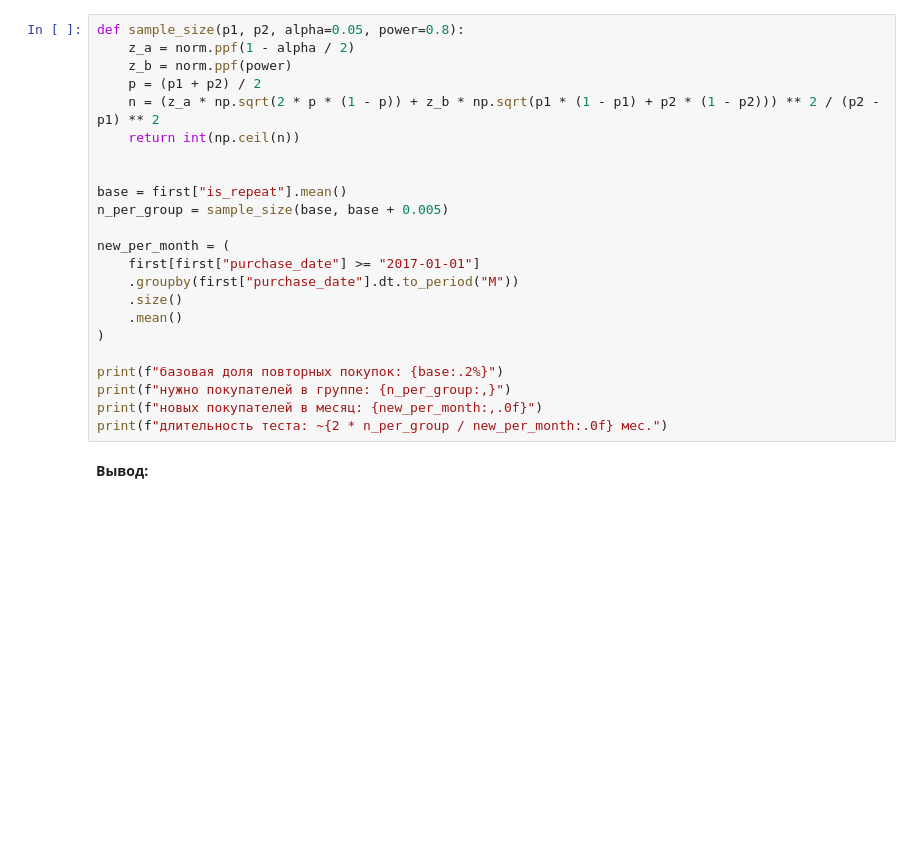
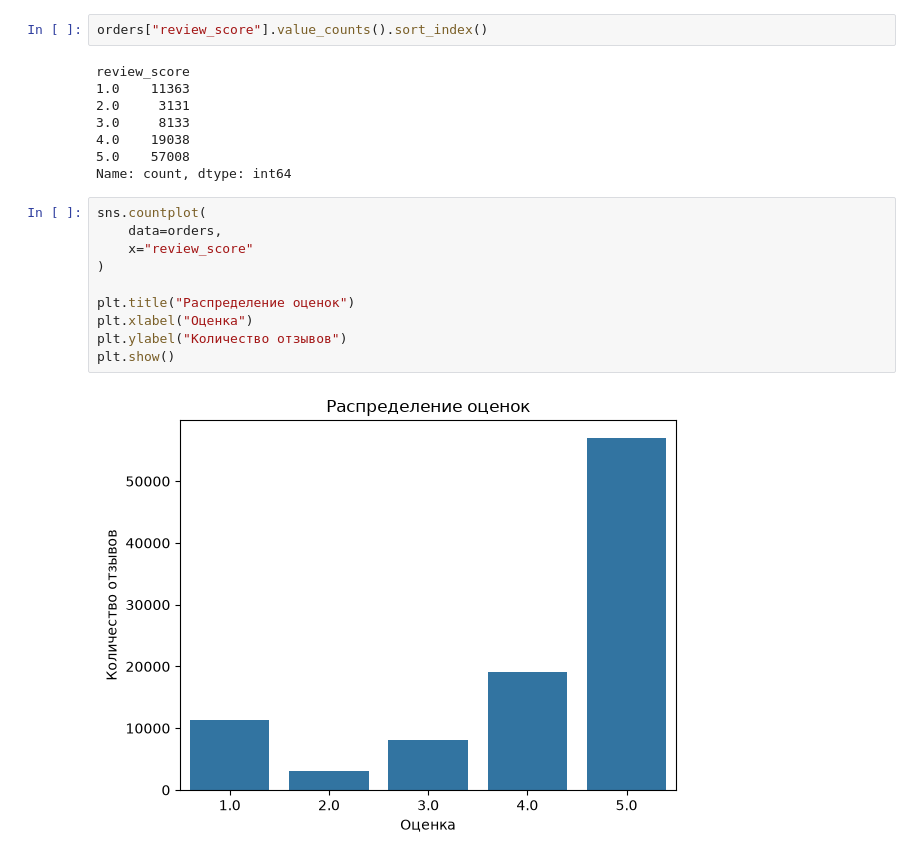
Before and after one commit to hannettochi/data-warehouse-olist, a Jupyter notebook: notebooks/olist_analysis.ipynb, the cells around one changed output. Cells and saved outputs as stored; diff of their text form; blank space fills up the shorter version.

```diff
--- a/notebooks/olist_analysis.ipynb
+++ b/notebooks/olist_analysis.ipynb
@@ -131,25 +193,22 @@ plt.show()
 # %%
-def sample_size(p1, p2, alpha=0.05, power=0.8):
-    z_a = norm.ppf(1 - alpha / 2)
-    z_b = norm.ppf(power)
-    p = (p1 + p2) / 2
-    n = (z_a * np.sqrt(2 * p * (1 - p)) + z_b * np.sqrt(p1 * (1 - p1) + p2 * (1 - p2))) ** 2 / (p2 - p1) ** 2
-    return int(np.ceil(n))
-
-
-base = first["is_repeat"].mean()
-n_per_group = sample_size(base, base + 0.005)
-
-new_per_month = (
-    first[first["purchase_date"] >= "2017-01-01"]
-    .groupby(first["purchase_date"].dt.to_period("M"))
-    .size()
-    .mean()
-)
-
-print(f"базовая доля повторных покупок: {base:.2%}")
-print(f"нужно покупателей в группе: {n_per_group:,}")
-print(f"новых покупателей в месяц: {new_per_month:,.0f}")
-print(f"длительность теста: ~{2 * n_per_group / new_per_month:.0f} мес.")
+orders["review_score"].value_counts().sort_index()
+# %% [output]
+review_score
+1.0    11363
+2.0     3131
+3.0     8133
+4.0    19038
+5.0    57008
+Name: count, dtype: int64
-# %% [markdown]
-**Вывод:**
+# %%
+sns.countplot(
+    data=orders,
+    x="review_score"
+)
+
+plt.title("Распределение оценок")
+plt.xlabel("Оценка")
+plt.ylabel("Количество отзывов")
+plt.show()
+# %% [output]
+[figure, added]
```
Also changed, not shown: parts of 26 cells of this notebook, 27 other files.
